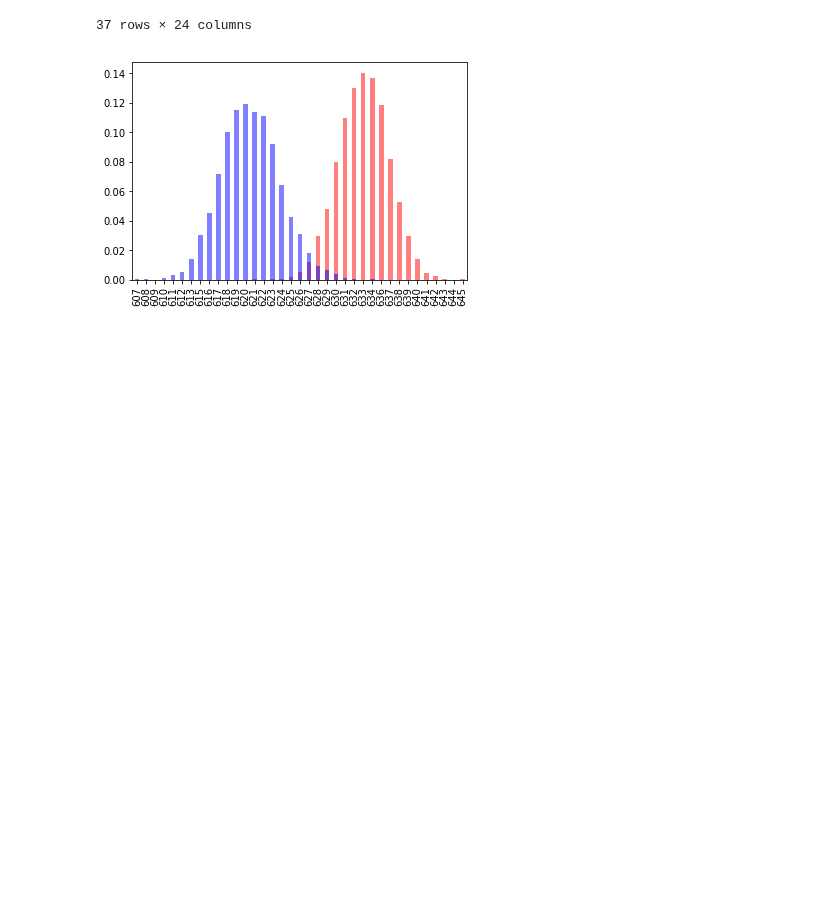
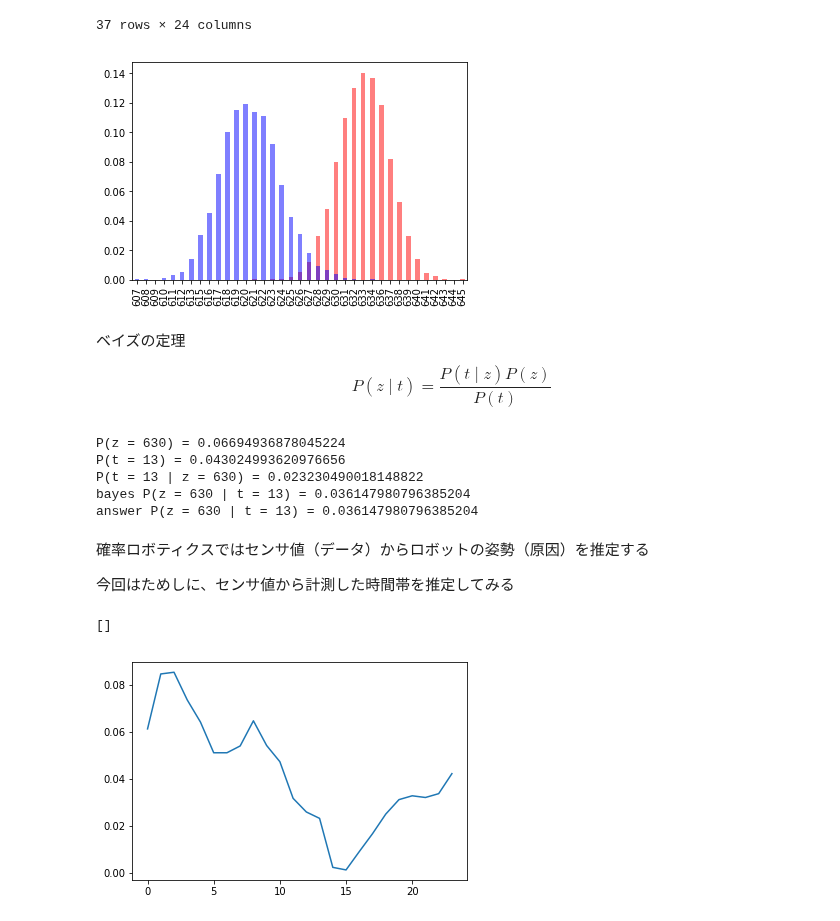
Before and after one commit to fugashy/probabilistic_robotics_simulator, a Jupyter notebook: basic_of_stochastic/multi_modal_distribution.ipynb, the cells around one changed output. Cells and saved outputs as stored; diff of their text form; code cells hidden in the pictures; blank space fills up the shorter version.

```diff
--- a/basic_of_stochastic/multi_modal_distribution.ipynb
+++ b/basic_of_stochastic/multi_modal_distribution.ipynb
@@ -261,3 +262,58 @@ cond_z_t
 plt.show()
 # %% [output]
 [figure]
+# %% [markdown]
+ベイズの定理
+
+$$
+    P(z \mid t) = \frac{P(t \mid z) P(z)}{P(t)}
+$$
+# %%
+# ベイズの定理の確認
+# 行と列を入れ替えて同様に計算するとP(t | z)となる
+cond_t_z = joint_z_t.transpose() / joint_z_t.transpose().sum()
+
+# 何時かわからんけどセンサ値が630になる確率P(z = 630)
+print('P(z = 630) = {}'.format(p_z[0][630]))
+# センサ値はさておき時刻が13時になる確率P(t = 13)
+print('P(t = 13) = {}'.format(p_t[0][13]))
+print('P(t = 13 | z = 630) = {}'.format(cond_t_z[630][13]))
+
+print('bayes P(z = 630 | t = 13) = {}'.format(cond_t_z[630][13] * p_z[0][630] / p_t[0][13]))
+
+# 13時にセンサの値が630
+print('answer P(z = 630 | t = 13) = {}'.format(cond_z_t[13][630]))
+# %% [output]
+P(z = 630) = 0.06694936878045224
+P(t = 13) = 0.043024993620976656
+P(t = 13 | z = 630) = 0.023230490018148822
+bayes P(z = 630 | t = 13) = 0.036147980796385204
+answer P(z = 630 | t = 13) = 0.036147980796385204
+# %% [markdown]
+確率ロボティクスではセンサ値（データ）からロボットの姿勢（原因）を推定する
+
+今回はためしに、センサ値から計測した時間帯を推定してみる
+# %%
+def bayes_estimation(sensor_value, current_estimation):
+    u"""
+
+    Args:
+        sensor_data(int): センサ値
+        current_estimation(pandas.DataFrame): P(t)
+        cond_z_t(pandas.DataFrame): P(z | t)
+    """
+    new_estimation = []
+    for i in range(24):
+        # P(z | t) * P(t)
+        new_estimation.append(
+            cond_z_t[i][sensor_value] * current_estimation[i])
+
+    # 正規化されたP(t | z)
+    return new_estimation / sum(new_estimation)
+# %%
+estimation = bayes_estimation(630, p_t[0])
+plt.plot(estimation)
+plt.plot()
+# %% [output]
+[]
+[figure, added]
```
Also changed, not shown: parts of 4 cells of this notebook.
